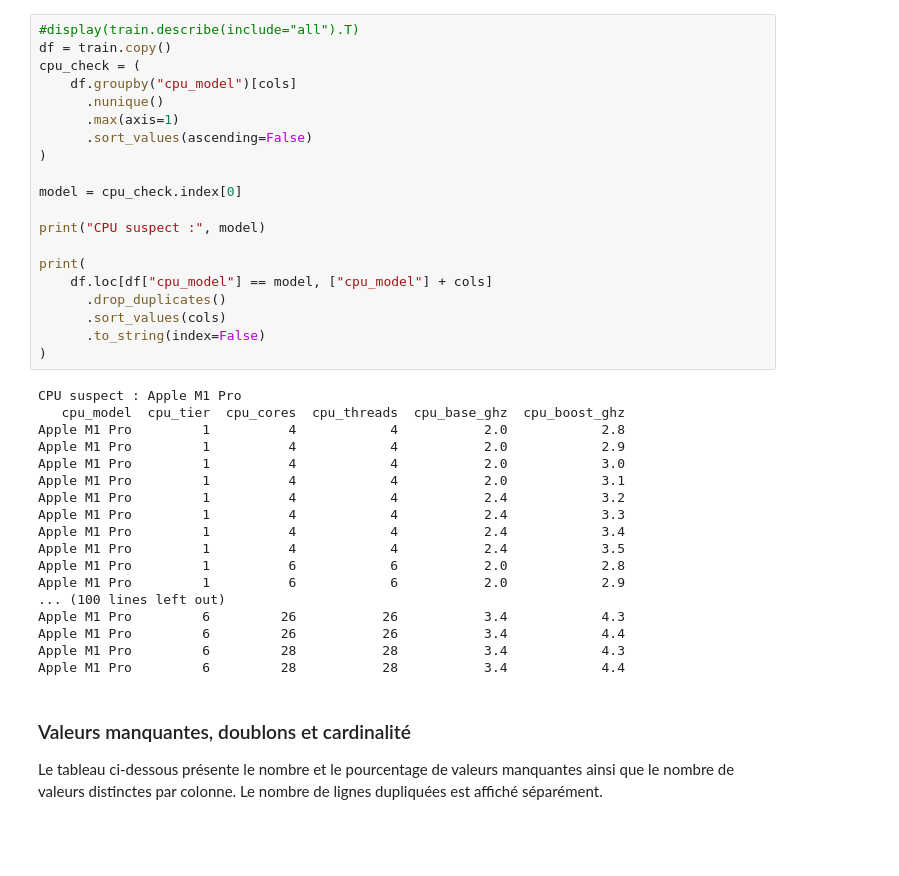
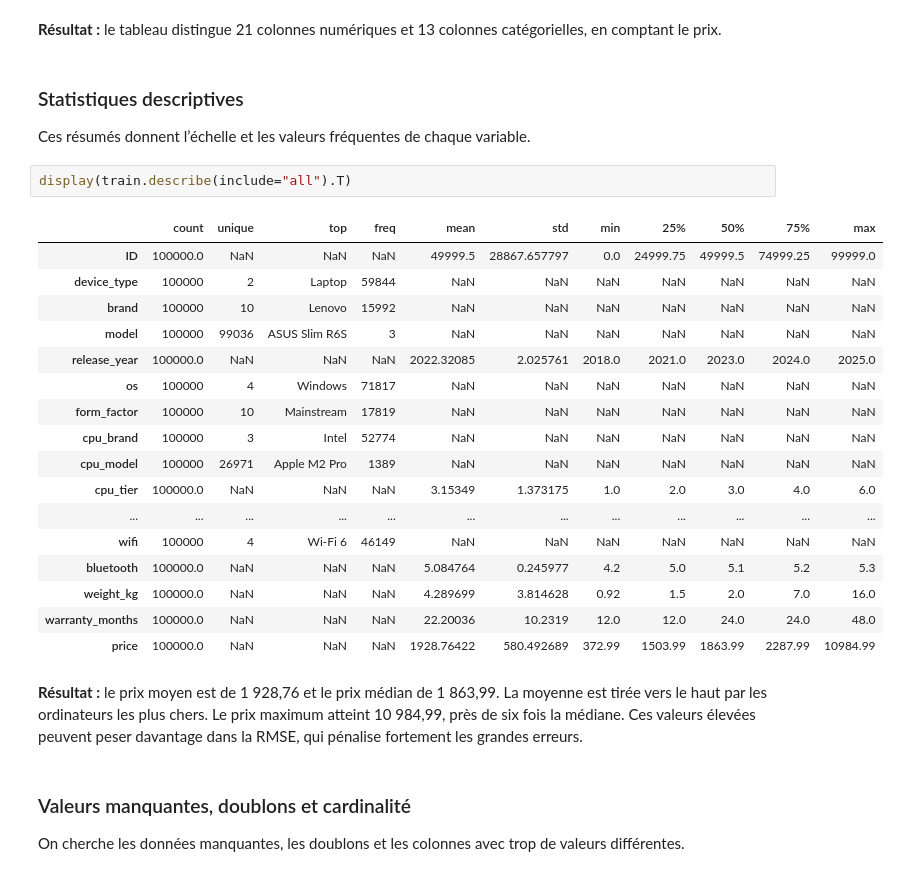
Before and after one commit to ImagineYoureAFrog/Laptop-Price, a Jupyter notebook: computer_prices_2025.ipynb, the cells around one changed output. Drawn from its saved outputs; the diff is of its cells as text; blank space fills up the shorter version.

```diff
--- a/computer_prices_2025.ipynb
+++ b/computer_prices_2025.ipynb
@@ -103,45 +85,35 @@ Colonnes présentes dans train mais absentes de test : ['price']
-# %%
-#display(train.describe(include="all").T)
-df = train.copy()
-cpu_check = (
-    df.groupby("cpu_model")[cols]
-      .nunique()
-      .max(axis=1)
-      .sort_values(ascending=False)
-)
-
-model = cpu_check.index[0]
-
-print("CPU suspect :", model)
-
-print(
-    df.loc[df["cpu_model"] == model, ["cpu_model"] + cols]
-      .drop_duplicates()
-      .sort_values(cols)
-      .to_string(index=False)
-)
-# %% [output]
-CPU suspect : Apple M1 Pro
-   cpu_model  cpu_tier  cpu_cores  cpu_threads  cpu_base_ghz  cpu_boost_ghz
-Apple M1 Pro         1          4            4           2.0            2.8
-Apple M1 Pro         1          4            4           2.0            2.9
-Apple M1 Pro         1          4            4           2.0            3.0
-Apple M1 Pro         1          4            4           2.0            3.1
-Apple M1 Pro         1          4            4           2.4            3.2
-Apple M1 Pro         1          4            4           2.4            3.3
-Apple M1 Pro         1          4            4           2.4            3.4
-Apple M1 Pro         1          4            4           2.4            3.5
-Apple M1 Pro         1          6            6           2.0            2.8
-Apple M1 Pro         1          6            6           2.0            2.9
-... (100 lines left out)
-Apple M1 Pro         6         26           26           3.4            4.3
-Apple M1 Pro         6         26           26           3.4            4.4
-Apple M1 Pro         6         28           28           3.4            4.3
-Apple M1 Pro         6         28           28           3.4            4.4
-# %% [markdown]
-### Valeurs manquantes, doublons et cardinalité
-
-Le tableau ci-dessous présente le nombre et le pourcentage de valeurs manquantes ainsi que le nombre de valeurs distinctes par colonne. Le nombre de lignes dupliquées est affiché séparément.
+# %% [markdown]
+**Résultat :** le tableau distingue 21 colonnes numériques et 13 colonnes catégorielles, en comptant le prix.
+# %% [markdown]
+### Statistiques descriptives
+
+Ces résumés donnent l’échelle et les valeurs fréquentes de chaque variable.
+# %%
+display(train.describe(include="all").T)
+# %% [output]
+|  | count | unique | top | freq | mean | std | min | 25% | 50% | 75% | max |
+| ID | 100000.0 | NaN | NaN | NaN | 49999.5 | 28867.657797 | 0.0 | 24999.75 | 49999.5 | 74999.25 | 99999.0 |
+| device_type | 100000 | 2 | Laptop | 59844 | NaN | NaN | NaN | NaN | NaN | NaN | NaN |
+| brand | 100000 | 10 | Lenovo | 15992 | NaN | NaN | NaN | NaN | NaN | NaN | NaN |
+| model | 100000 | 99036 | ASUS Slim R6S | 3 | NaN | NaN | NaN | NaN | NaN | NaN | NaN |
+| release_year | 100000.0 | NaN | NaN | NaN | 2022.32085 | 2.025761 | 2018.0 | 2021.0 | 2023.0 | 2024.0 | 2025.0 |
+| os | 100000 | 4 | Windows | 71817 | NaN | NaN | NaN | NaN | NaN | NaN | NaN |
+| form_factor | 100000 | 10 | Mainstream | 17819 | NaN | NaN | NaN | NaN | NaN | NaN | NaN |
+| cpu_brand | 100000 | 3 | Intel | 52774 | NaN | NaN | NaN | NaN | NaN | NaN | NaN |
+| cpu_model | 100000 | 26971 | Apple M2 Pro | 1389 | NaN | NaN | NaN | NaN | NaN | NaN | NaN |
+| cpu_tier | 100000.0 | NaN | NaN | NaN | 3.15349 | 1.373175 | 1.0 | 2.0 | 3.0 | 4.0 | 6.0 |
+| ... | ... | ... | ... | ... | ... | ... | ... | ... | ... | ... | ... |
+| wifi | 100000 | 4 | Wi-Fi 6 | 46149 | NaN | NaN | NaN | NaN | NaN | NaN | NaN |
+| bluetooth | 100000.0 | NaN | NaN | NaN | 5.084764 | 0.245977 | 4.2 | 5.0 | 5.1 | 5.2 | 5.3 |
+| weight_kg | 100000.0 | NaN | NaN | NaN | 4.289699 | 3.814628 | 0.92 | 1.5 | 2.0 | 7.0 | 16.0 |
+| warranty_months | 100000.0 | NaN | NaN | NaN | 22.20036 | 10.2319 | 12.0 | 12.0 | 24.0 | 24.0 | 48.0 |
+| price | 100000.0 | NaN | NaN | NaN | 1928.76422 | 580.492689 | 372.99 | 1503.99 | 1863.99 | 2287.99 | 10984.99 |
+# %% [markdown]
+**Résultat :** le prix moyen est de 1 928,76 et le prix médian de 1 863,99. La moyenne est tirée vers le haut par les ordinateurs les plus chers. Le prix maximum atteint 10 984,99, près de six fois la médiane. Ces valeurs élevées peuvent peser davantage dans la RMSE, qui pénalise fortement les grandes erreurs.
+# %% [markdown]
+### Valeurs manquantes, doublons et cardinalité
+
+On cherche les données manquantes, les doublons et les colonnes avec trop de valeurs différentes.
 # %%
 missing_summary = pd.DataFrame({
     "missing_count": train.isna().sum(),
```
Also changed, not shown: parts of 39 cells of this notebook, 2 other files.
